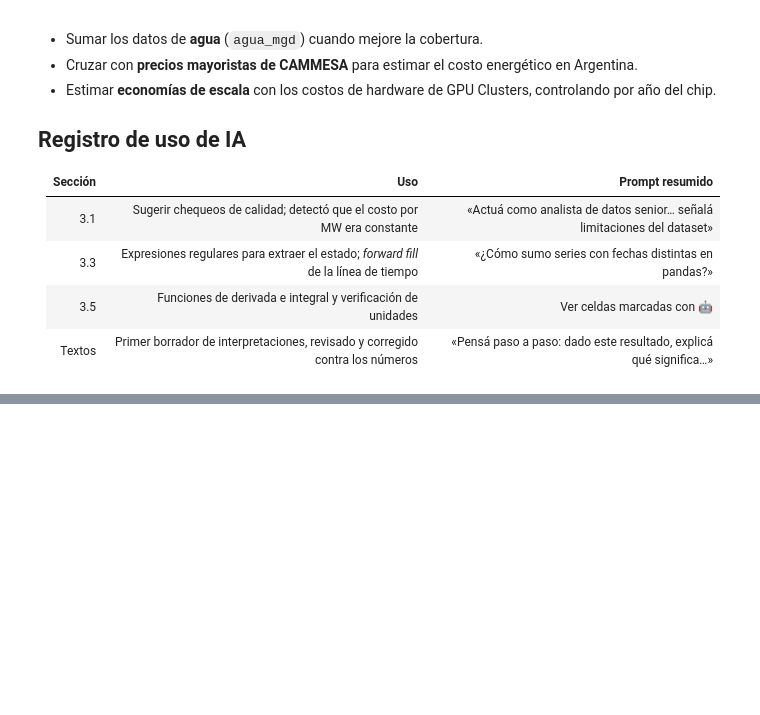
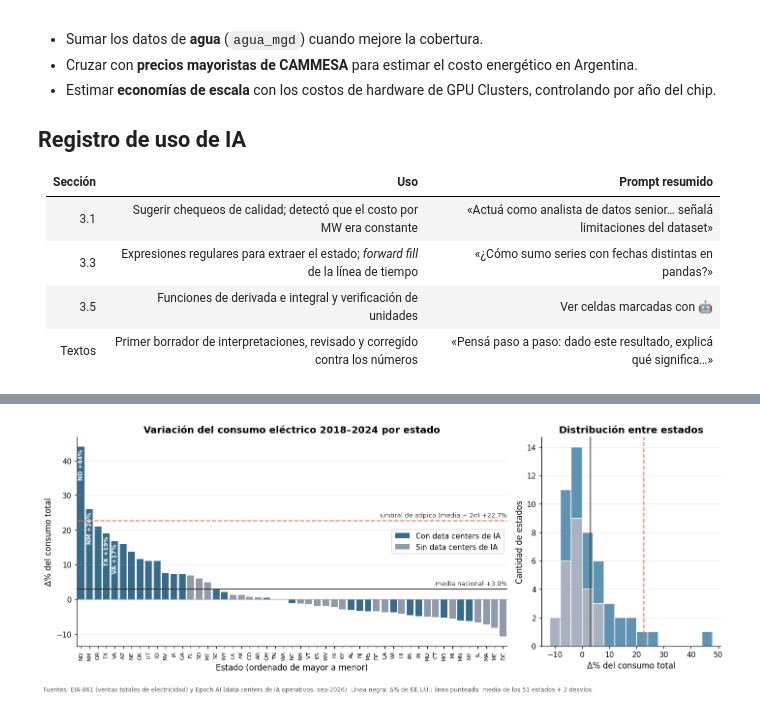
Before and after one commit to Datso653/datacenters-ia, a Jupyter notebook: notebooks/analisis_datacenters.ipynb, the cells around one changed output, grey strips where cells are left out. Saved outputs shown, nothing was run; the diff lists cells and outputs as text; code cells hidden in the pictures; blank space fills up the shorter version.

```diff
--- a/notebooks/analisis_datacenters.ipynb
+++ b/notebooks/analisis_datacenters.ipynb
@@ -1199,0 +1452,37 @@ share.pivot_table(index="region", columns="anio", values="share_pct").loc[:, [20
+# %%
+paleta_dc = {"Con data centers de IA": graficos.COLOR_PRINCIPAL, "Sin data centers de IA": graficos.COLOR_NEUTRO}
+umbral_atipico = media + 2 * desvio
+
+fig, (ax1, ax2) = plt.subplots(1, 2, figsize=(13, 5.2), gridspec_kw={"width_ratios": [2.4, 1]})
+sns.barplot(data=variacion.reset_index(), x="estado", y="delta_pct", hue="tiene_dc", hue_order=list(paleta_dc),
+            palette=paleta_dc, order=variacion.index, dodge=False, ax=ax1)
+for ax in (ax1, ax2):
+    linea = ax.axhline if ax is ax1 else ax.axvline
+    linea(delta_nacional, color="#333333", lw=1.2)
+    linea(umbral_atipico, color=graficos.COLOR_SECUNDARIO, lw=1.5, ls="--")
+ax1.axhline(0, color="#999999", lw=0.8)
+ax1.text(len(variacion) - 0.5, delta_nacional + 1, f"media nacional {delta_nacional:+.1f}%",
+         ha="right", fontsize=8.5, color="#333333")
+ax1.text(len(variacion) - 0.5, umbral_atipico + 1, f"umbral de atípico (media + 2σ) {umbral_atipico:+.1f}%",
+         ha="right", fontsize=8.5, color="#333333")
+for posicion, (estado, fila) in enumerate(variacion.iterrows()):
+    if fila["atipico_z"] or estado in DESTACADOS:
+        ax1.text(posicion, fila["delta_pct"] - 0.8, f"{estado} {fila['delta_pct']:+.0f}%", rotation=90,
+                 ha="center", va="top", fontsize=8, color="white", fontweight="bold")
+ax1.tick_params(axis="x", labelrotation=90, labelsize=7.5)
+ax1.grid(axis="x", visible=False)
+ax1.legend(loc="center right")
+ax1.set(title=f"Variación del consumo eléctrico {ANIO_BASE}–{ANIO_RECIENTE} por estado",
+        xlabel="Estado (ordenado de mayor a menor)", ylabel="Δ% del consumo total")
+
+sns.histplot(data=variacion, x="delta_pct", hue="tiene_dc", hue_order=list(paleta_dc), palette=paleta_dc,
+             multiple="stack", binwidth=4, binrange=(-12, 48), edgecolor="white", legend=False, ax=ax2)
+ax2.set(title="Distribución entre estados", xlabel="Δ% del consumo total", ylabel="Cantidad de estados")
+ax2.grid(axis="x", visible=False)
+
+graficos.nota_fuente_figura(fig, "Fuentes: EIA-861 (ventas totales de electricidad) y Epoch AI (data centers de IA operativos, sep-2026). "
+                            "Línea negra: Δ% de EE.UU.; línea punteada: media de los 51 estados + 2 desvíos.")
+graficos.guardar(fig, "11_variacion_consumo_por_estado")
+plt.show()
+# %% [output]
+[figure, added]
```
Also changed, not shown: parts of 16 cells of this notebook, 5 other files.
